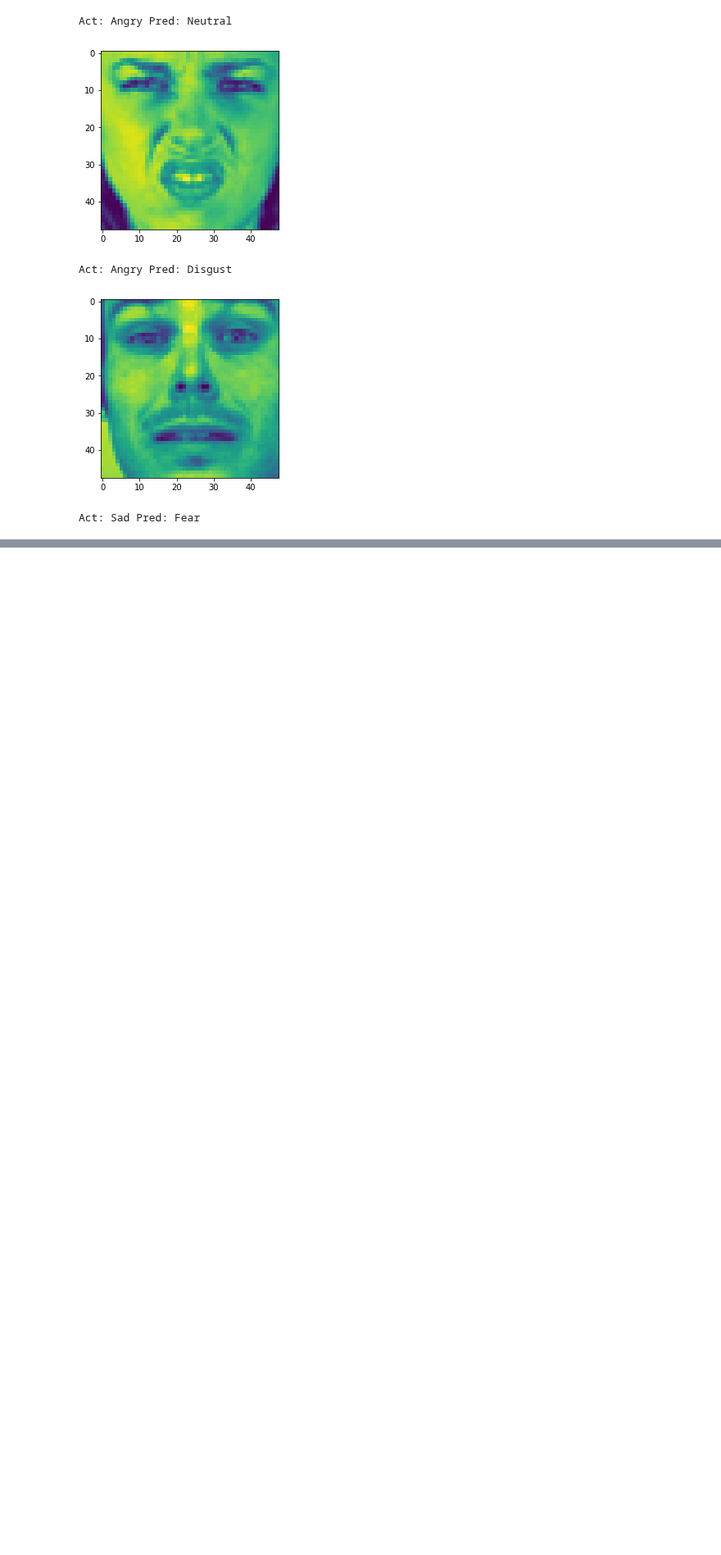
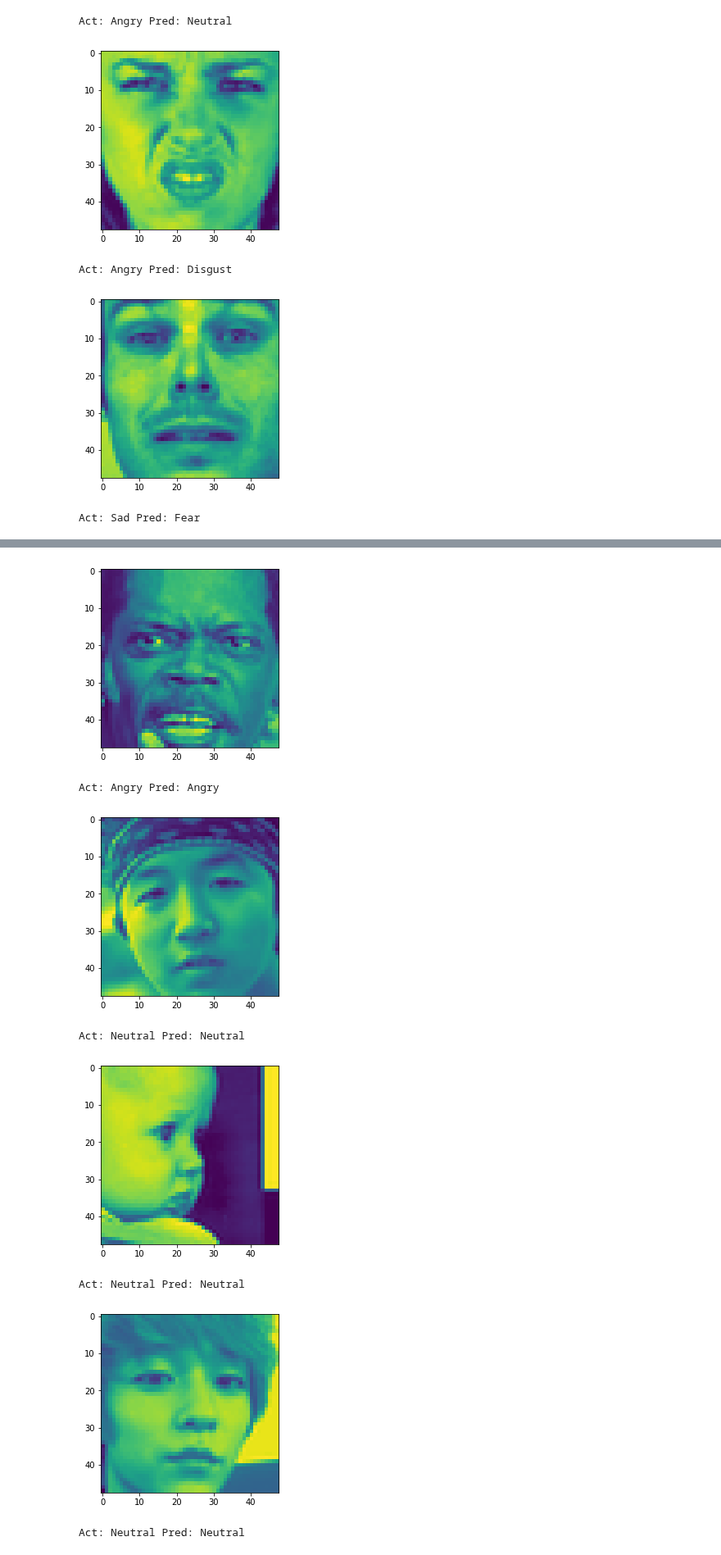
Before and after one commit to PaulOpu/DL_EmotionDetection, a Jupyter notebook: code/FacialEmotionRecognition.ipynb, the cells around one changed output, grey strips where cells are left out. Shown at 82% size. Cells and saved outputs as stored; diff of their text form; code cells hidden in the pictures; blank space fills up the shorter version.

```diff
--- a/code/FacialEmotionRecognition.ipynb
+++ b/code/FacialEmotionRecognition.ipynb
@@ -596,0 +701,19 @@ NameError: name 'confusion_matrix' is not defined
+# %%
+checkpoint_paths = [
+    "model.ckpt-546369",
+    "model.ckpt-563225",
+    "model.ckpt-580079",
+    "model.ckpt-596946",
+    "model.ckpt-613807"
+]
+# %%
+x_test = df_to_tensor(test_df["pixels"])
+y_test = test_df["emotion"].values
+# %%
+for checkpoint in checkpoint_paths:
+    predictions = emotion_student_classifier.predict(
+        input_fn=lambda:eval_input_fn(x_train,y_train,len(y_test)),
+        checkpoint_path="tmp/emotion_student_model/"+checkpoint)
+    predict_labels = [emot["classes"] for emot in predictions]
+
+    print(sum(np.argmax(y_train,axis=1) == np.array(predict_labels))/len(y_train))
@@ -596,0 +738,25 @@ NameError: name 'confusion_matrix' is not defined
+# %%
+for checkpoint in checkpoint_paths:
+    predictions = emotion_student_classifier.predict(
+        input_fn=lambda:eval_input_fn(x_test,y_test,len(y_test)),
+        checkpoint_path="tmp/emotion_student_model/"+checkpoint)
+    predict_labels = [emot["classes"] for emot in predictions]
+    print(sum(y_test == predict_labels)/len(y_test))
+# %%
+#Some of the wrong predictions
+result = list(zip(*[predict_labels,np.argmax(y_train,axis=1)]))
+for i in range(10,20):
+    pred,act = result[i]
+    if pred == act:
+        plt.imshow(np.reshape([int(x) for x in dataset["pixels"][i]],(48,48)))
+        plt.show()
+        print("Act: {} Pred: {}".format(emotion_string[pred],emotion_string[act]))
+# %% [output]
+[figure, added]
+Act: Angry Pred: Angry
+[figure, added]
+Act: Neutral Pred: Neutral
+[figure, added]
+Act: Neutral Pred: Neutral
+[figure, added]
+Act: Neutral Pred: Neutral
```
Also changed, not shown: parts of 26 cells of this notebook.
